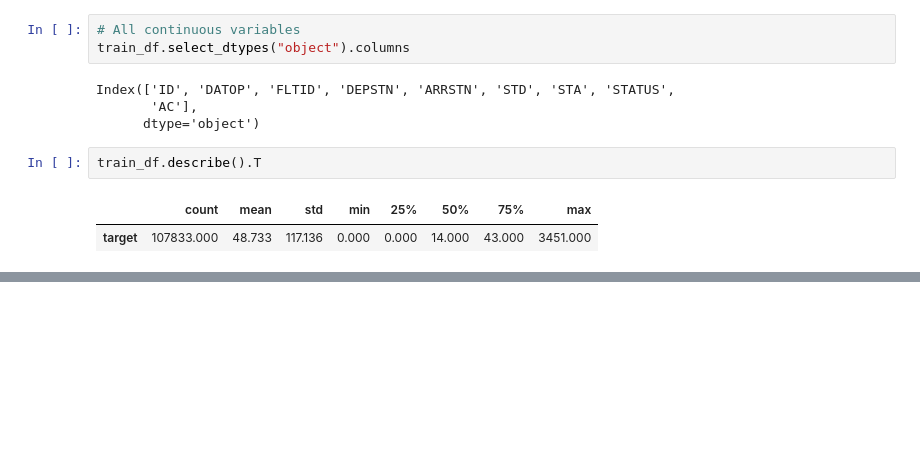
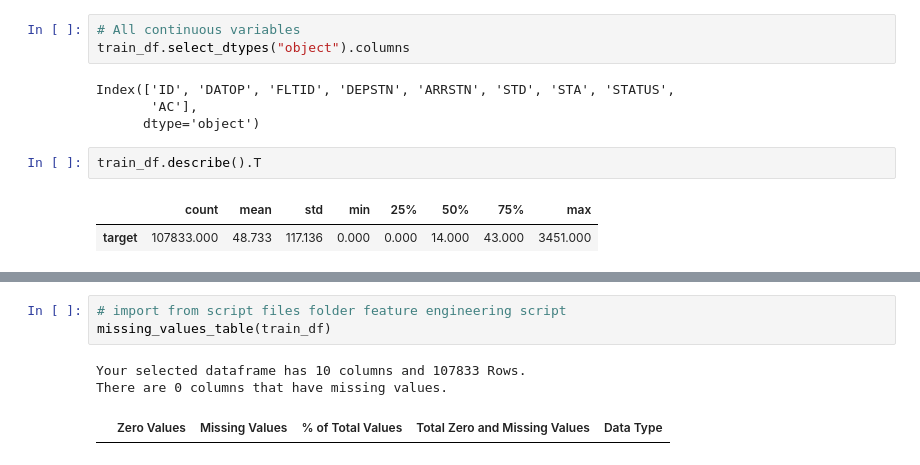
Before and after one commit to janb89/groupwork2, a Jupyter notebook: EDA.ipynb, the cells around one changed output, grey strips where cells are left out. Cells and saved outputs as stored; diff of their text form; blank space fills up the shorter version.

```diff
--- a/EDA.ipynb
+++ b/EDA.ipynb
@@ -261,0 +233,7 @@ NameError: name 'fix_airport' is not defined
+# %%
+# import from script files folder feature engineering script
+missing_values_table(train_df)
+# %% [output]
+Your selected dataframe has 10 columns and 107833 Rows.
+There are 0 columns that have missing values.
+|  | Zero Values | Missing Values | % of Total Values | Total Zero and Missing Values | Data Type |
```
Also changed, not shown: parts of 30 cells of this notebook, 4 other files.
